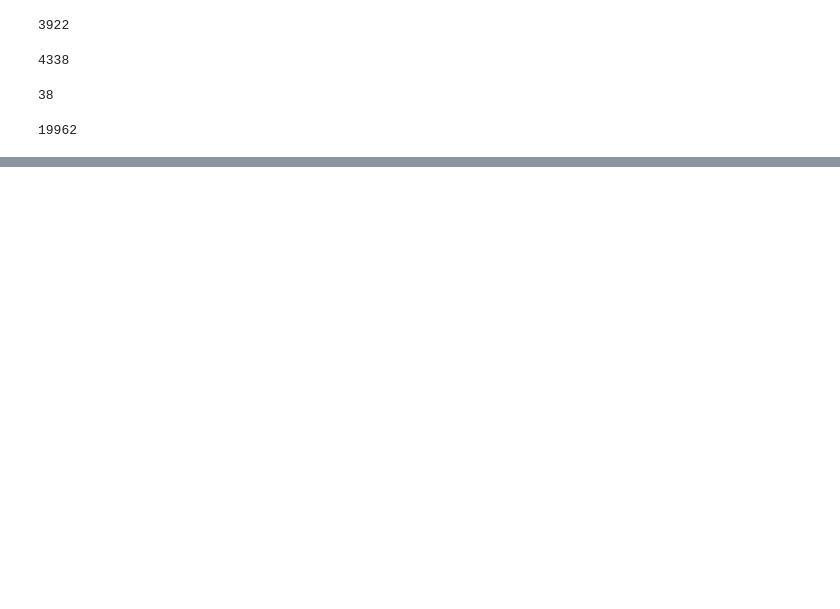
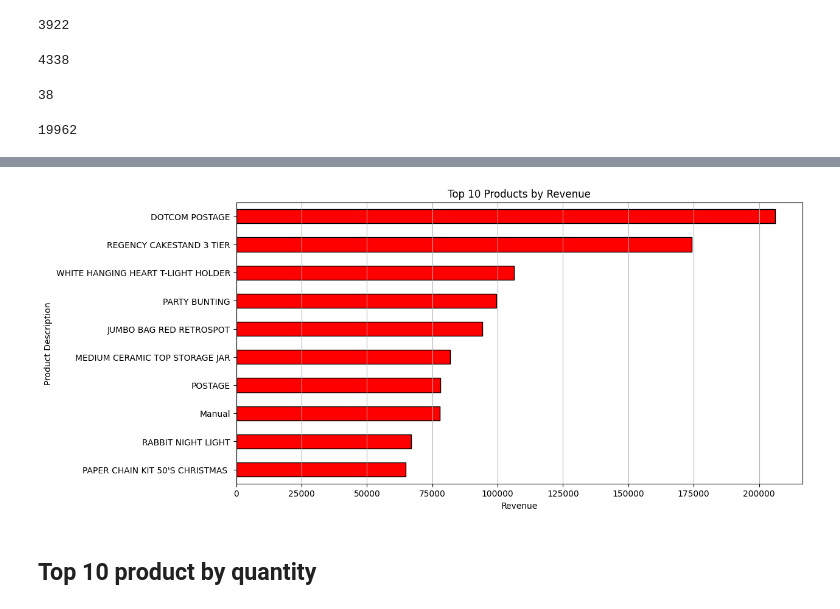
Before and after one commit to faisaltechai/Retail-Pulse, a Jupyter notebook: notebooks/03_eda.ipynb, the cells around one changed output, grey strips where cells are left out. Cells and saved outputs as stored; diff of their text form; code cells hidden in the pictures; blank space fills up the shorter version.

```diff
--- a/notebooks/03_eda.ipynb
+++ b/notebooks/03_eda.ipynb
@@ -98,0 +223,3 @@ df['InvoiceNo'].nunique()
+# %%
+top_10_products = (df.groupby('Description')['Revenue'].sum().sort_values(ascending=False).head(10))
+top_10_products
@@ -98,0 +239,13 @@ df['InvoiceNo'].nunique()
+# %%
+plt.figure(figsize=(12, 6))
+
+top_10_products.sort_values().plot(kind='barh', color='red', edgecolor='black')
+plt.xlabel('Revenue')
+plt.ylabel('Product Description')
+plt.title('Top 10 Products by Revenue')
+plt.grid(axis='x')
+plt.show()
+# %% [output]
+[figure, added]
+# %% [markdown]
+## Top 10 product by quantity
```
Also changed, not shown: parts of 40 cells of this notebook, 2 other files.
